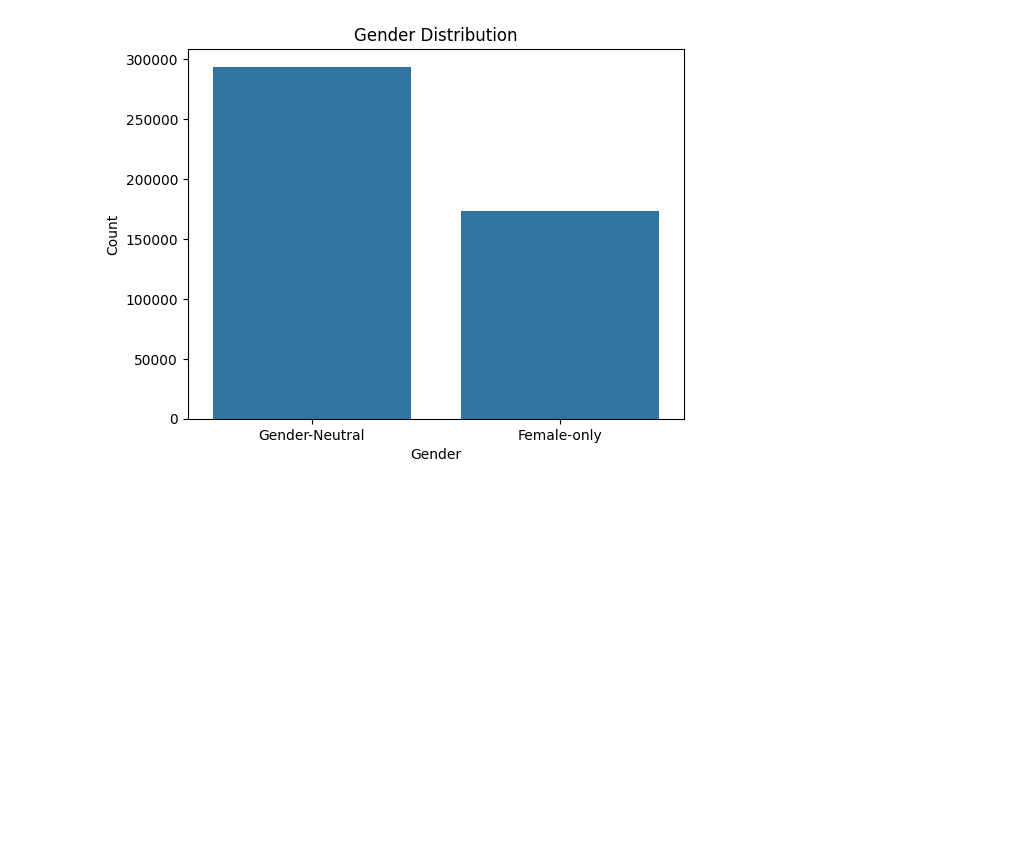
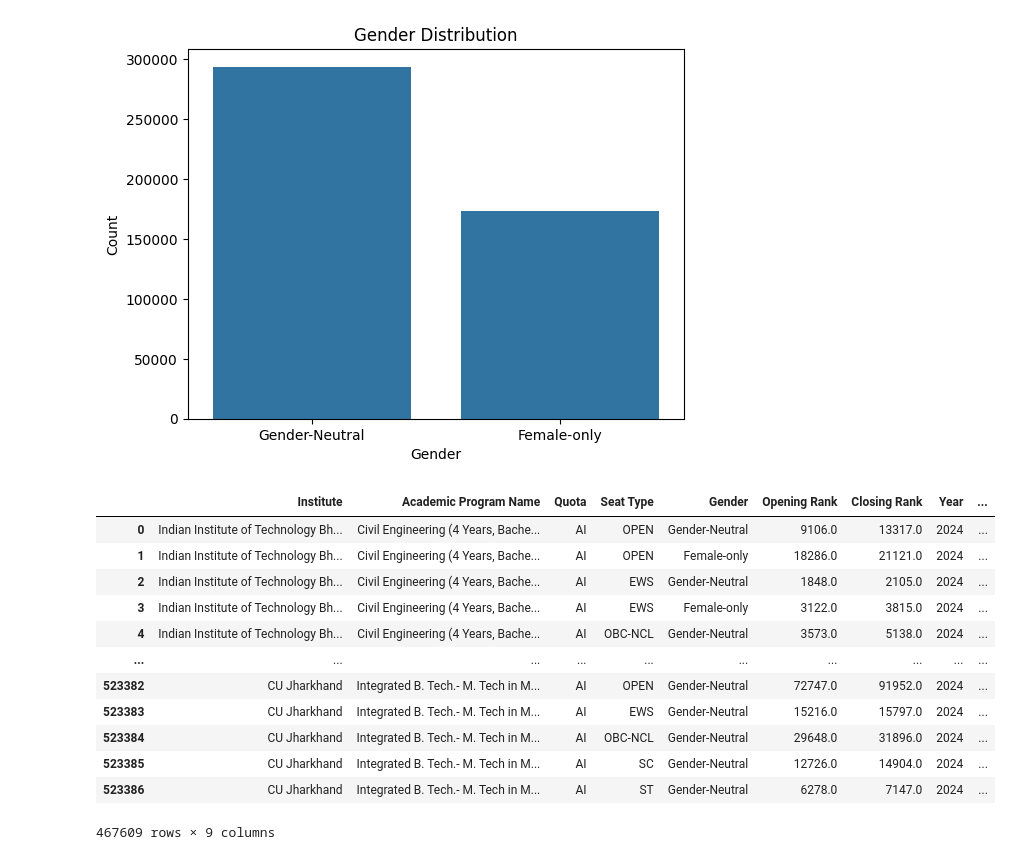
Before and after one commit to VashuTheGreat/JOSAA_RANK_PREDICTOR, a Jupyter notebook: notebooks/analysis.ipynb, the cells around one changed output. Saved outputs shown, nothing was run; the diff lists cells and outputs as text; code cells hidden in the pictures; blank space fills up the shorter version.

```diff
--- a/notebooks/analysis.ipynb
+++ b/notebooks/analysis.ipynb
@@ -116,3 +116,19 @@ plt.ylabel('Count')
 plt.show()
 # %% [output]
 [figure]
+# %%
+data
+# %% [output]
+|  | Institute | Academic Program Name | Quota | Seat Type | Gender | Opening Rank | Closing Rank | Year | ... |
+| 0 | Indian Institute of Technology Bh... | Civil Engineering (4 Years, Bache... | AI | OPEN | Gender-Neutral | 9106.0 | 13317.0 | 2024 | ... |
+| 1 | Indian Institute of Technology Bh... | Civil Engineering (4 Years, Bache... | AI | OPEN | Female-only | 18286.0 | 21121.0 | 2024 | ... |
+| 2 | Indian Institute of Technology Bh... | Civil Engineering (4 Years, Bache... | AI | EWS | Gender-Neutral | 1848.0 | 2105.0 | 2024 | ... |
+| 3 | Indian Institute of Technology Bh... | Civil Engineering (4 Years, Bache... | AI | EWS | Female-only | 3122.0 | 3815.0 | 2024 | ... |
+| 4 | Indian Institute of Technology Bh... | Civil Engineering (4 Years, Bache... | AI | OBC-NCL | Gender-Neutral | 3573.0 | 5138.0 | 2024 | ... |
+| ... | ... | ... | ... | ... | ... | ... | ... | ... | ... |
+| 523382 | CU Jharkhand | Integrated B. Tech.- M. Tech in M... | AI | OPEN | Gender-Neutral | 72747.0 | 91952.0 | 2024 | ... |
+| 523383 | CU Jharkhand | Integrated B. Tech.- M. Tech in M... | AI | EWS | Gender-Neutral | 15216.0 | 15797.0 | 2024 | ... |
+| 523384 | CU Jharkhand | Integrated B. Tech.- M. Tech in M... | AI | OBC-NCL | Gender-Neutral | 29648.0 | 31896.0 | 2024 | ... |
+| 523385 | CU Jharkhand | Integrated B. Tech.- M. Tech in M... | AI | SC | Gender-Neutral | 12726.0 | 14904.0 | 2024 | ... |
+| 523386 | CU Jharkhand | Integrated B. Tech.- M. Tech in M... | AI | ST | Gender-Neutral | 6278.0 | 7147.0 | 2024 | ... |
+467609 rows × 9 columns
```
Also changed, not shown: 29 other files.
